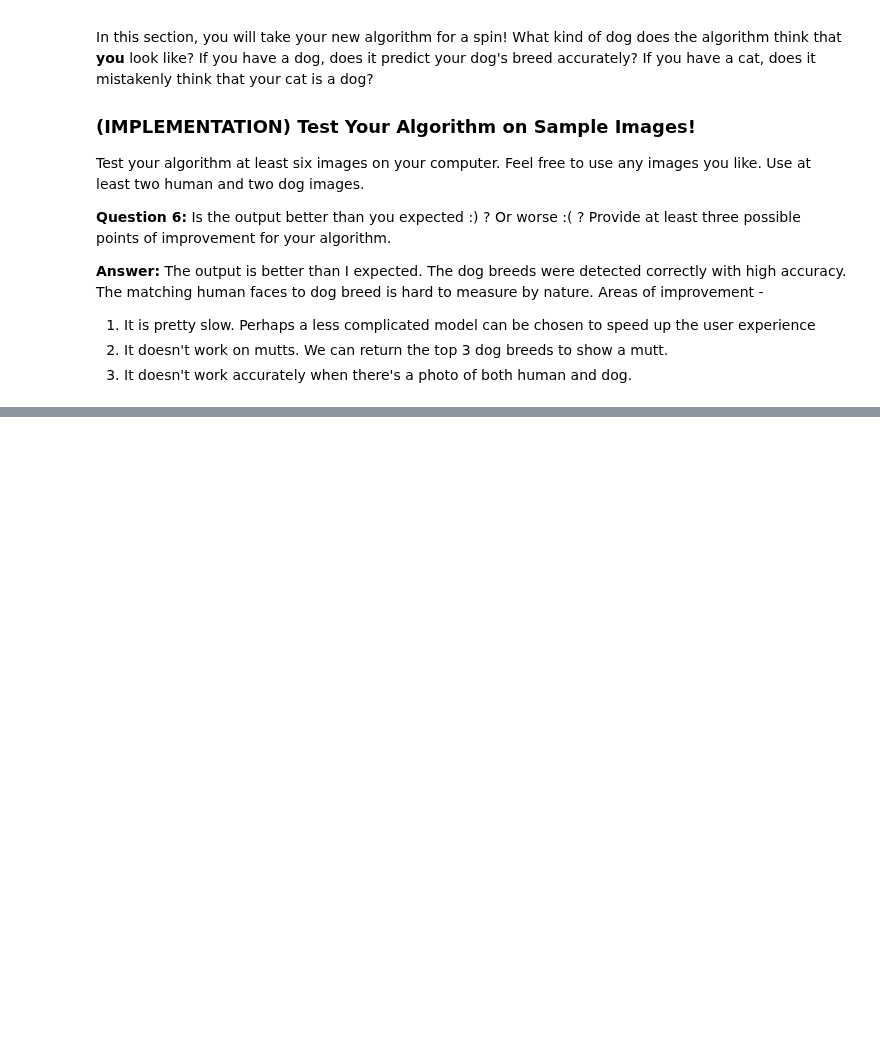
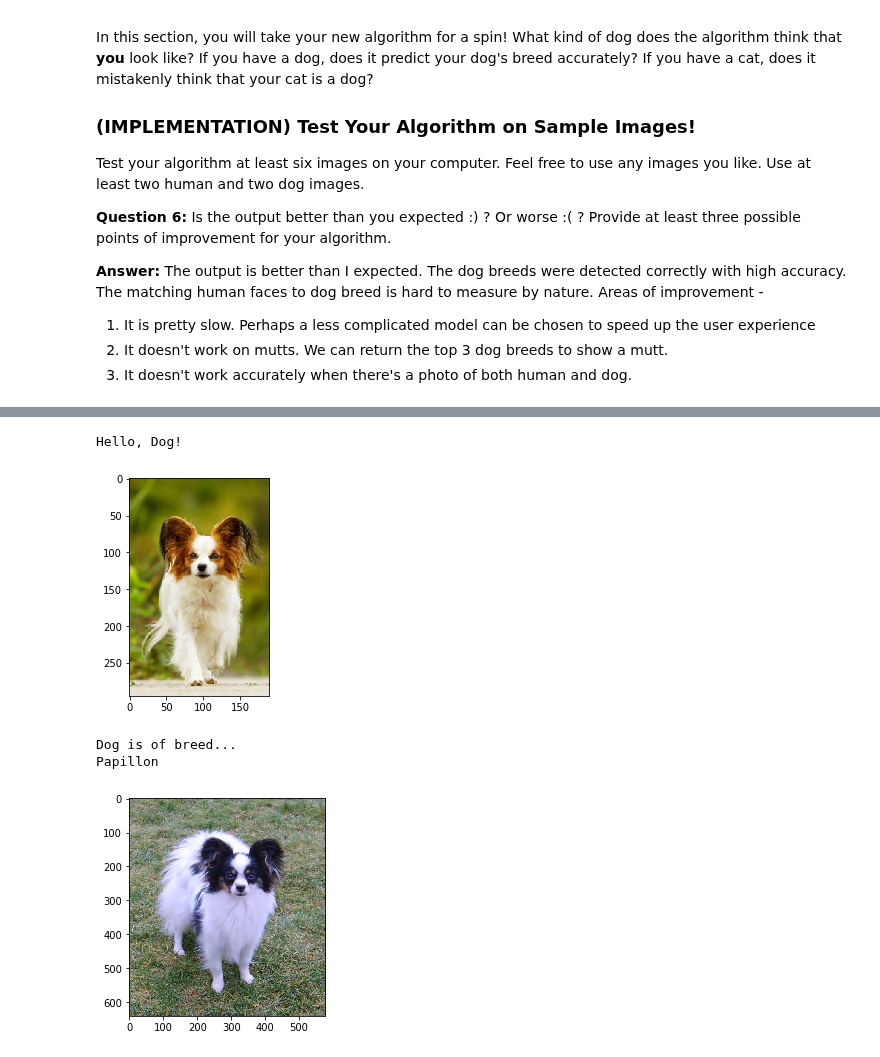
Before and after one commit to udacity/dog-project, a Jupyter notebook: dog_app.ipynb, the cells around one changed output, grey strips where cells are left out. Cells and saved outputs as stored; diff of their text form; code cells hidden in the pictures; blank space fills up the shorter version.

```diff
--- a/dog_app.ipynb
+++ b/dog_app.ipynb
@@ -790,0 +799,8 @@ Not a human or a dog in sight!
+# %%
+dog_breed_match('thumbs_5-walkforward.jpg')
+# %% [output]
+Hello, Dog!
+[figure, added]
+Dog is of breed...
+Papillon
+[figure, added]
```
Also changed, not shown: parts of 19 cells of this notebook.
